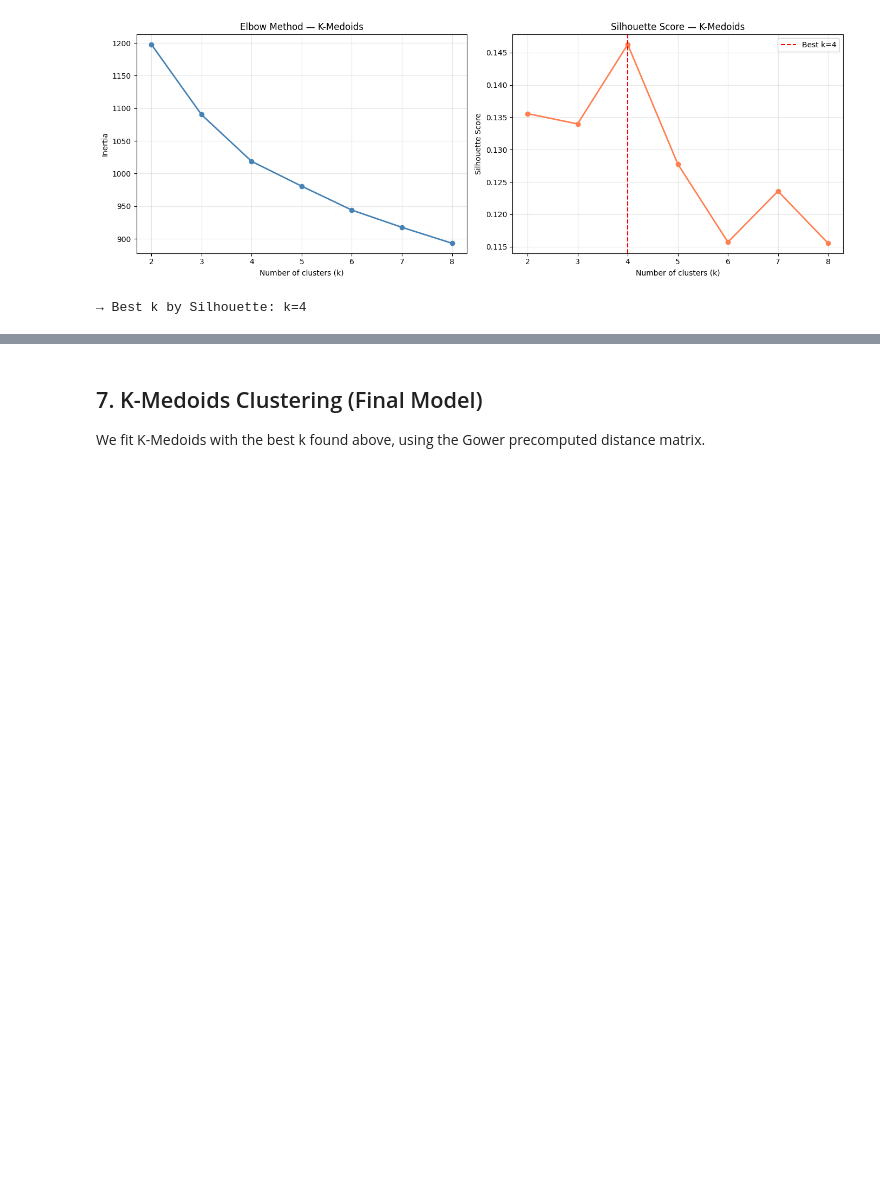
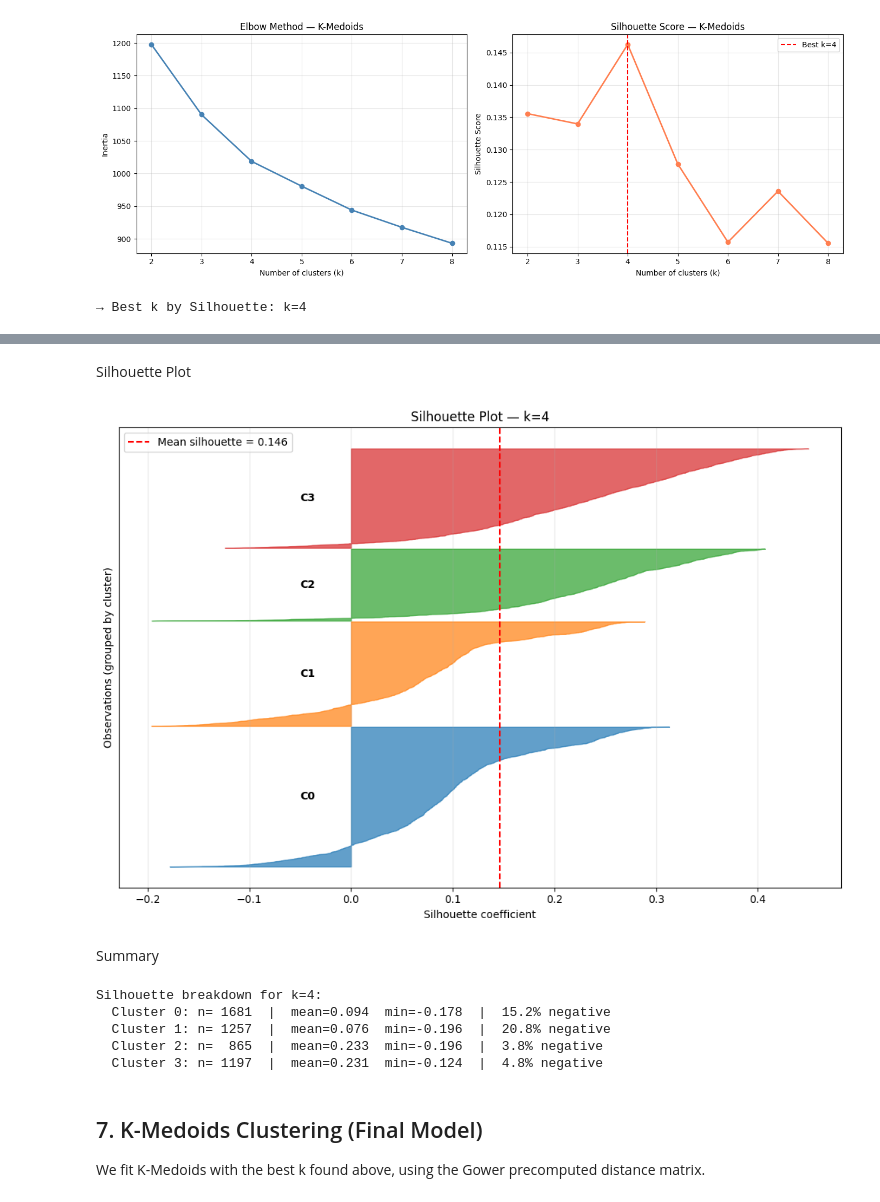
Before and after one commit to SimoneCerrone/FINTECH, a Jupyter notebook: BankClients_Segmentation_Final1.ipynb, the cells around one changed output, grey strips where cells are left out. Cells and saved outputs as stored; diff of their text form; code cells hidden in the pictures; blank space fills up the shorter version.

```diff
--- a/BankClients_Segmentation_Final1.ipynb
+++ b/BankClients_Segmentation_Final1.ipynb
@@ -707,3 +780,72 @@ print(f'→ Best k by Silhouette: k={best_k}')
+# %% [markdown]
+Silhouette Plot
+# %%
+# =============================================================================
+# 6.2  Silhouette Plot — per-cluster breakdown (for the chosen k)
+# =============================================================================
+# This shows the silhouette value of EVERY point, grouped by cluster.
+# Thin or negative "blades" reveal weak/misassigned observations.
+
+PLOT_K = best_k_sil  # change to any k you want to inspect
+
+# Fit the model for the chosen k
+kmed_plot = KMedoids(
+    n_clusters=PLOT_K,
+    metric='precomputed',
+    method='pam',
+    init='build',
+    random_state=42
+)
+labels_plot = kmed_plot.fit_predict(gower_distances)
+sil_vals = silhouette_samples(gower_distances, labels_plot, metric='precomputed')
+sil_avg = sil_vals.mean()
+
+# Build the plot
+fig, ax = plt.subplots(figsize=(10, 7))
+y_lower = 10
+palette = sns.color_palette('tab10', PLOT_K)
+
+for c in range(PLOT_K):
+    cluster_sil = np.sort(sil_vals[labels_plot == c])
+    cluster_size = len(cluster_sil)
+    y_upper = y_lower + cluster_size
+
+    ax.fill_betweenx(np.arange(y_lower, y_upper), 0, cluster_sil,
+                      facecolor=palette[c], edgecolor=palette[c], alpha=0.7)
+    ax.text(-0.05, y_lower + 0.5 * cluster_size, f'C{c}',
+            fontweight='bold', va='center')
+    y_lower = y_upper + 10   # gap between clusters
+
+ax.axvline(sil_avg, color='red', linestyle='--',
+           label=f'Mean silhouette = {sil_avg:.3f}')
+ax.set_title(f'Silhouette Plot — k={PLOT_K}')
+ax.set_xlabel('Silhouette coefficient')
+ax.set_ylabel('Observations (grouped by cluster)')
+ax.set_yticks([])
+ax.legend(loc='best')
+ax.grid(True, axis='x', alpha=0.3)
+
+plt.tight_layout()
+plt.show()
+# %% [output]
+[figure, added]
+# %% [markdown]
+Summary
+# %%
+# ── Per-cluster summary ───────────────────────────────────────────────────────
+print(f'\nSilhouette breakdown for k={PLOT_K}:')
+for c in range(PLOT_K):
+    vals = sil_vals[labels_plot == c]
+    neg_pct = (vals < 0).mean() * 100
+    print(f'  Cluster {c}: n={len(vals):>5}  |  '
+          f'mean={vals.mean():.3f}  min={vals.min():.3f}  |  '
+          f'{neg_pct:.1f}% negative')
+# %% [output]
+Silhouette breakdown for k=4:
+  Cluster 0: n= 1681  |  mean=0.094  min=-0.178  |  15.2% negative
+  Cluster 1: n= 1257  |  mean=0.076  min=-0.196  |  20.8% negative
+  Cluster 2: n=  865  |  mean=0.233  min=-0.196  |  3.8% negative
+  Cluster 3: n= 1197  |  mean=0.231  min=-0.124  |  4.8% negative
 # %% [markdown]
 ## 7. K-Medoids Clustering (Final Model)
 
```
Also changed, not shown: parts of 5 cells of this notebook.
